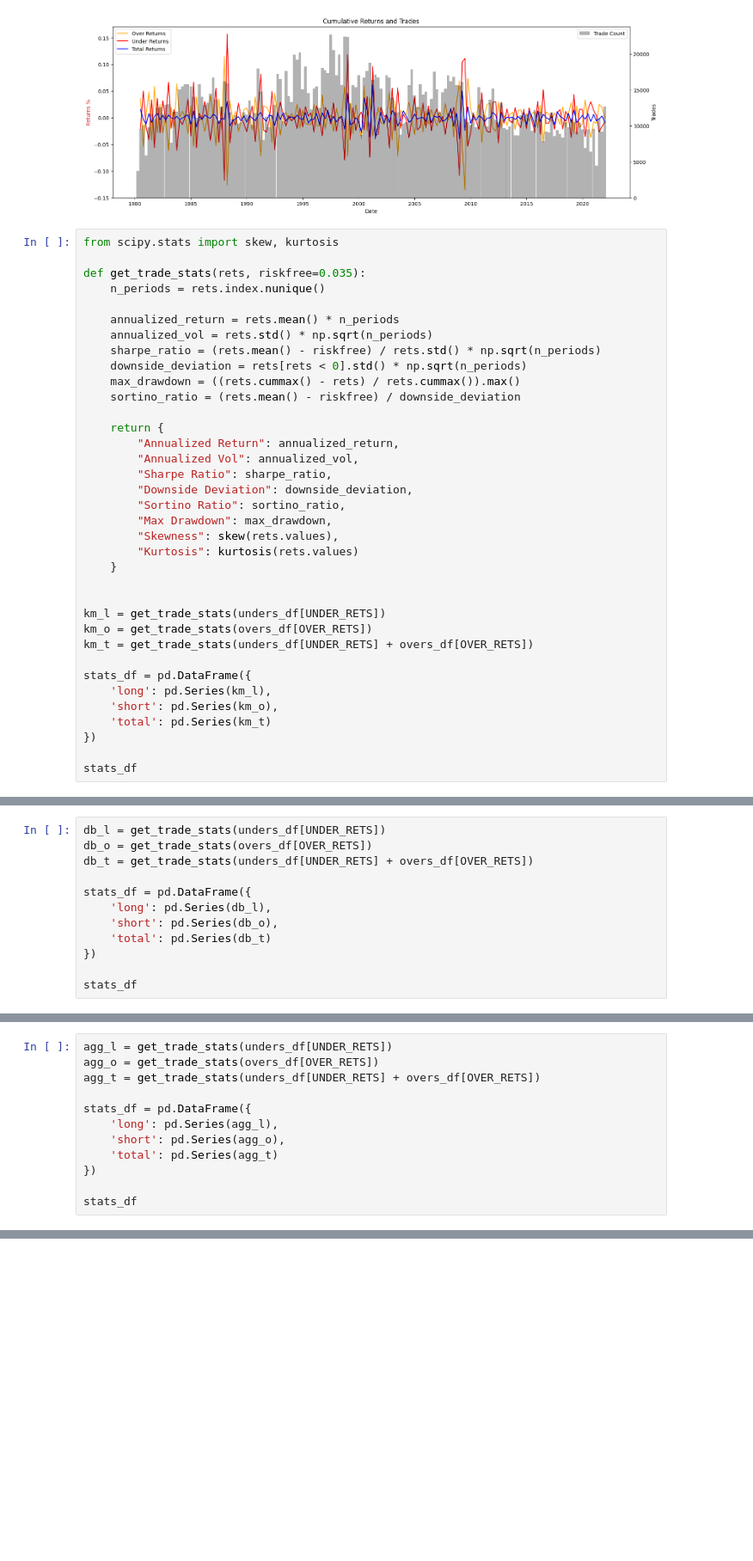
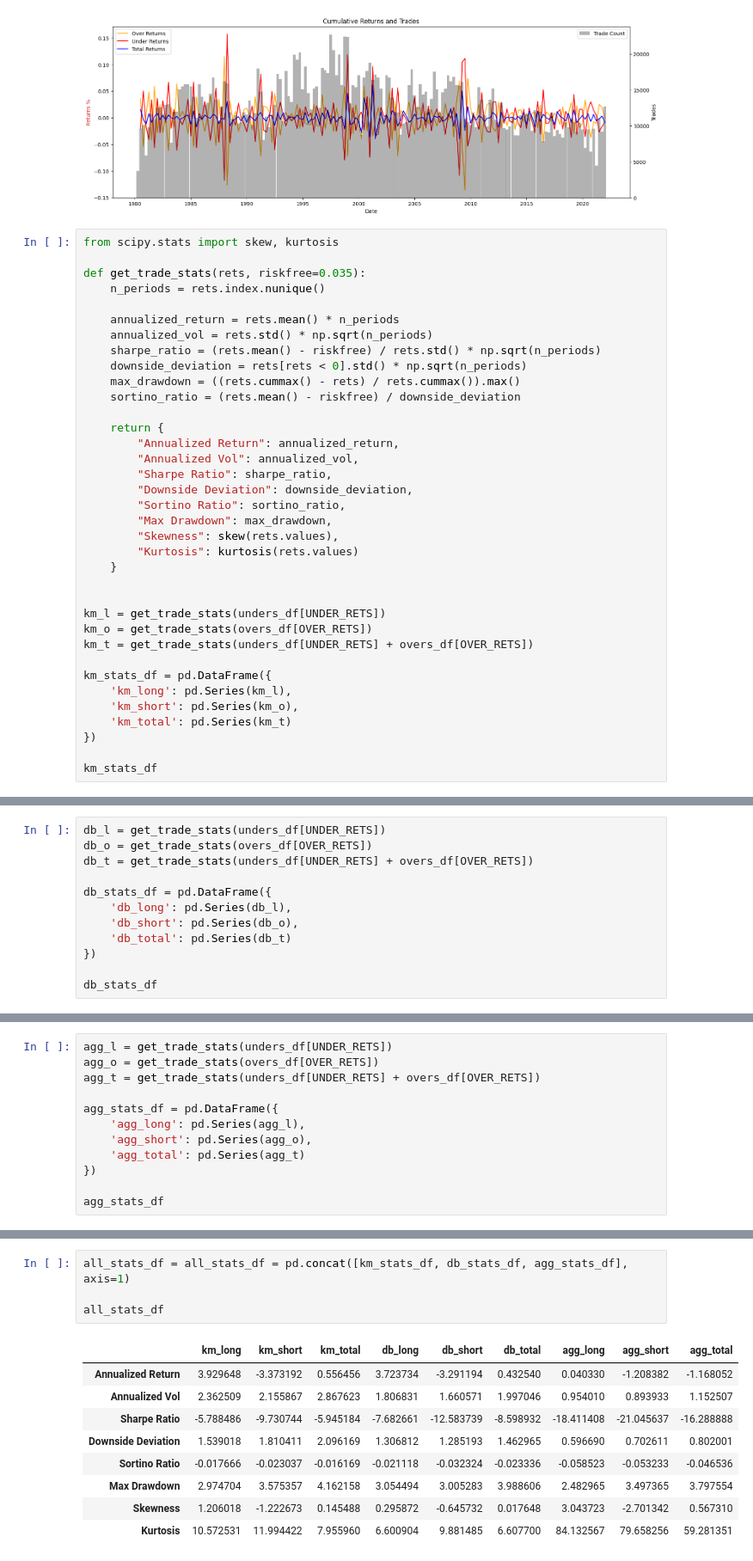
Before and after one commit to adamd1985/pairs_trading_unsupervised_learning, a Jupyter notebook: pairs_unsupervised.ipynb, the cells around one changed output, grey strips where cells are left out. Shown at 86% size. Drawn from its saved outputs; the diff is of its cells as text; blank space fills up the shorter version.

```diff
--- a/pairs_unsupervised.ipynb
+++ b/pairs_unsupervised.ipynb
@@ -854,10 +919,10 @@ km_l = get_trade_stats(unders_df[UNDER_RETS])
 km_o = get_trade_stats(overs_df[OVER_RETS])
 km_t = get_trade_stats(unders_df[UNDER_RETS] + overs_df[OVER_RETS])
 
-stats_df = pd.DataFrame({
-    'long': pd.Series(km_l),
-    'short': pd.Series(km_o),
-    'total': pd.Series(km_t)
+km_stats_df = pd.DataFrame({
+    'km_long': pd.Series(km_l),
+    'km_short': pd.Series(km_o),
+    'km_total': pd.Series(km_t)
 })
 
-stats_df
+km_stats_df
@@ -883,10 +985,10 @@ db_l = get_trade_stats(unders_df[UNDER_RETS])
 db_o = get_trade_stats(overs_df[OVER_RETS])
 db_t = get_trade_stats(unders_df[UNDER_RETS] + overs_df[OVER_RETS])
 
-stats_df = pd.DataFrame({
-    'long': pd.Series(db_l),
-    'short': pd.Series(db_o),
-    'total': pd.Series(db_t)
+db_stats_df = pd.DataFrame({
+    'db_long': pd.Series(db_l),
+    'db_short': pd.Series(db_o),
+    'db_total': pd.Series(db_t)
 })
 
-stats_df
+db_stats_df
@@ -912,10 +1053,10 @@ agg_l = get_trade_stats(unders_df[UNDER_RETS])
 agg_o = get_trade_stats(overs_df[OVER_RETS])
 agg_t = get_trade_stats(unders_df[UNDER_RETS] + overs_df[OVER_RETS])
 
-stats_df = pd.DataFrame({
-    'long': pd.Series(agg_l),
-    'short': pd.Series(agg_o),
-    'total': pd.Series(agg_t)
+agg_stats_df = pd.DataFrame({
+    'agg_long': pd.Series(agg_l),
+    'agg_short': pd.Series(agg_o),
+    'agg_total': pd.Series(agg_t)
 })
 
-stats_df
+agg_stats_df
@@ -921,0 +1075,14 @@ stats_df
+# %%
+all_stats_df = all_stats_df = pd.concat([km_stats_df, db_stats_df, agg_stats_df], axis=1)
+
+all_stats_df
+# %% [output]
+|  | km_long | km_short | km_total | db_long | db_short | db_total | agg_long | agg_short | agg_total |
+| Annualized Return | 3.929648 | -3.373192 | 0.556456 | 3.723734 | -3.291194 | 0.432540 | 0.040330 | -1.208382 | -1.168052 |
+| Annualized Vol | 2.362509 | 2.155867 | 2.867623 | 1.806831 | 1.660571 | 1.997046 | 0.954010 | 0.893933 | 1.152507 |
+| Sharpe Ratio | -5.788486 | -9.730744 | -5.945184 | -7.682661 | -12.583739 | -8.598932 | -18.411408 | -21.045637 | -16.288888 |
+| Downside Deviation | 1.539018 | 1.810411 | 2.096169 | 1.306812 | 1.285193 | 1.462965 | 0.596690 | 0.702611 | 0.802001 |
+| Sortino Ratio | -0.017666 | -0.023037 | -0.016169 | -0.021118 | -0.032324 | -0.023336 | -0.058523 | -0.053233 | -0.046536 |
+| Max Drawdown | 2.974704 | 3.575357 | 4.162158 | 3.054494 | 3.005283 | 3.988606 | 2.482965 | 3.497365 | 3.797554 |
+| Skewness | 1.206018 | -1.222673 | 0.145488 | 0.295872 | -0.645732 | 0.017648 | 3.043723 | -2.701342 | 0.567310 |
+| Kurtosis | 10.572531 | 11.994422 | 7.955960 | 6.600904 | 9.881485 | 6.607700 | 84.132567 | 79.658256 | 59.281351 |
```
Also changed, not shown: parts of 43 cells of this notebook, 7 other files.
